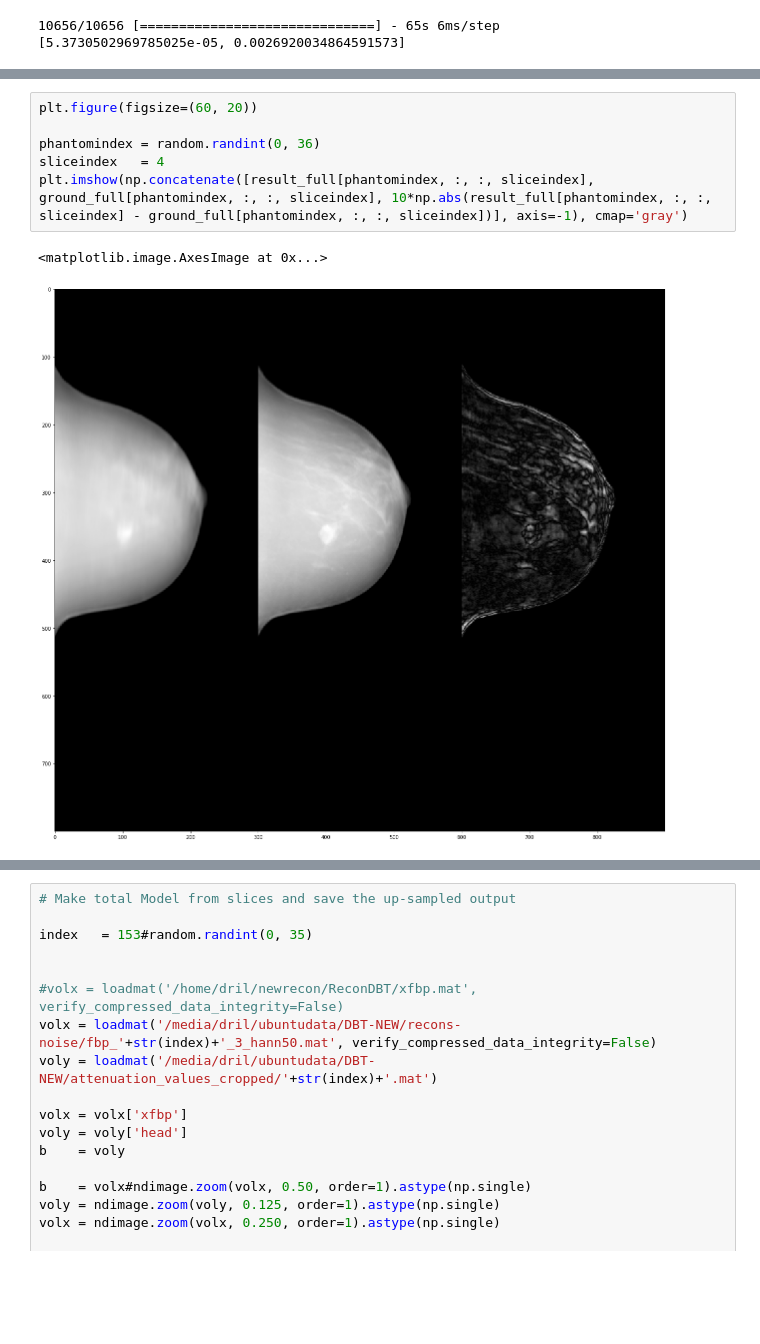
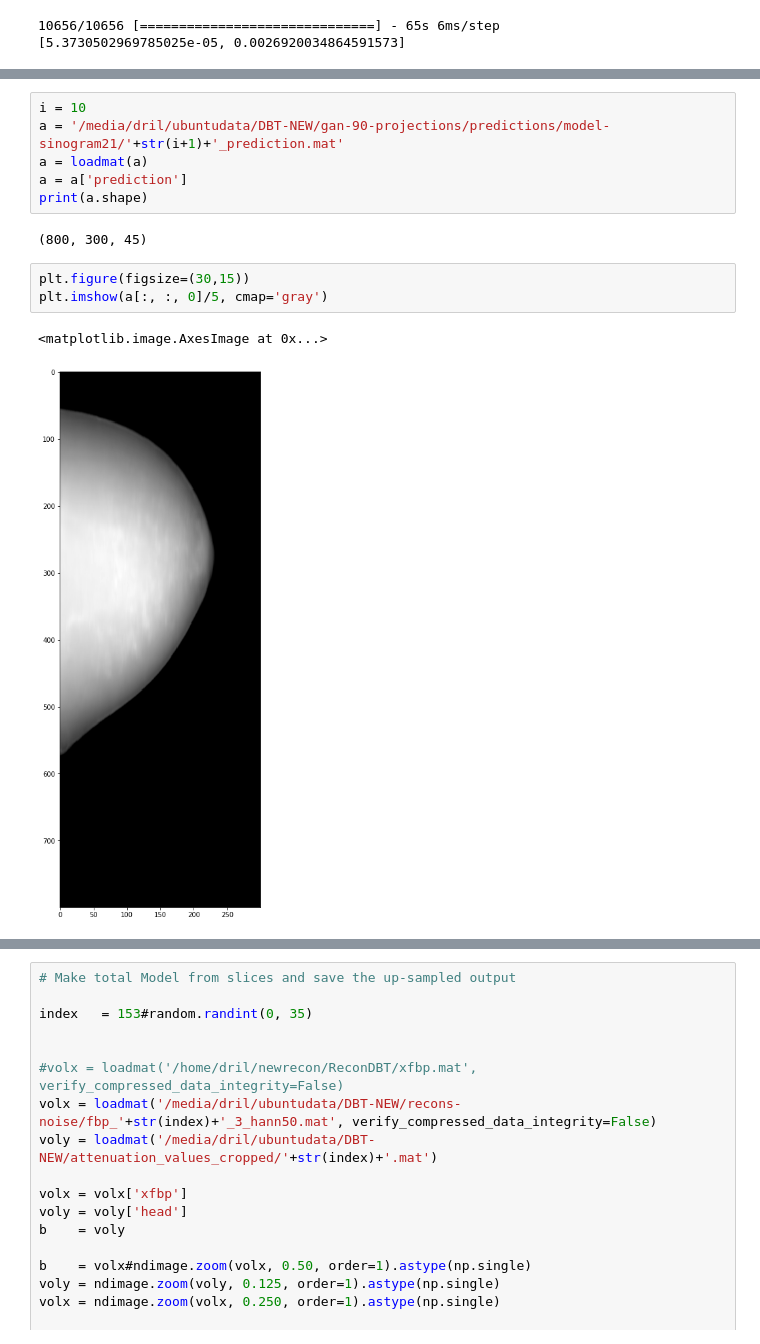
Before and after one commit to PranjalSahu/newrecon, a Jupyter notebook: recon1.ipynb, the cells around one changed output, grey strips where cells are left out. Cells and saved outputs as stored; diff of their text form; blank space fills up the shorter version.

```diff
--- a/recon1.ipynb
+++ b/recon1.ipynb
@@ -1051,9 +1045,14 @@ plt.imshow(np.concatenate([result_full[phantomindex, :, :, sliceindex], ground_f
-# %%
-plt.figure(figsize=(60, 20))
-
-phantomindex = random.randint(0, 36)
-sliceindex   = 4
-plt.imshow(np.concatenate([result_full[phantomindex, :, :, sliceindex], ground_full[phantomindex, :, :, sliceindex], 10*np.abs(result_full[phantomindex, :, :, sliceindex] - ground_full[phantomindex, :, :, sliceindex])], axis=-1), cmap='gray')
-# %% [output]
-<matplotlib.image.AxesImage at 0x...>
-[figure, removed]
+# %%
+i = 10
+a = '/media/dril/ubuntudata/DBT-NEW/gan-90-projections/predictions/model-sinogram21/'+str(i+1)+'_prediction.mat'
+a = loadmat(a)
+a = a['prediction']
+print(a.shape)
+# %% [output]
+(800, 300, 45)
+# %%
+plt.figure(figsize=(30,15))
+plt.imshow(a[:, :, 0]/5, cmap='gray')
+# %% [output]
+<matplotlib.image.AxesImage at 0x...>
+[figure, added]
```
Also changed, not shown: parts of 19 cells of this notebook.
